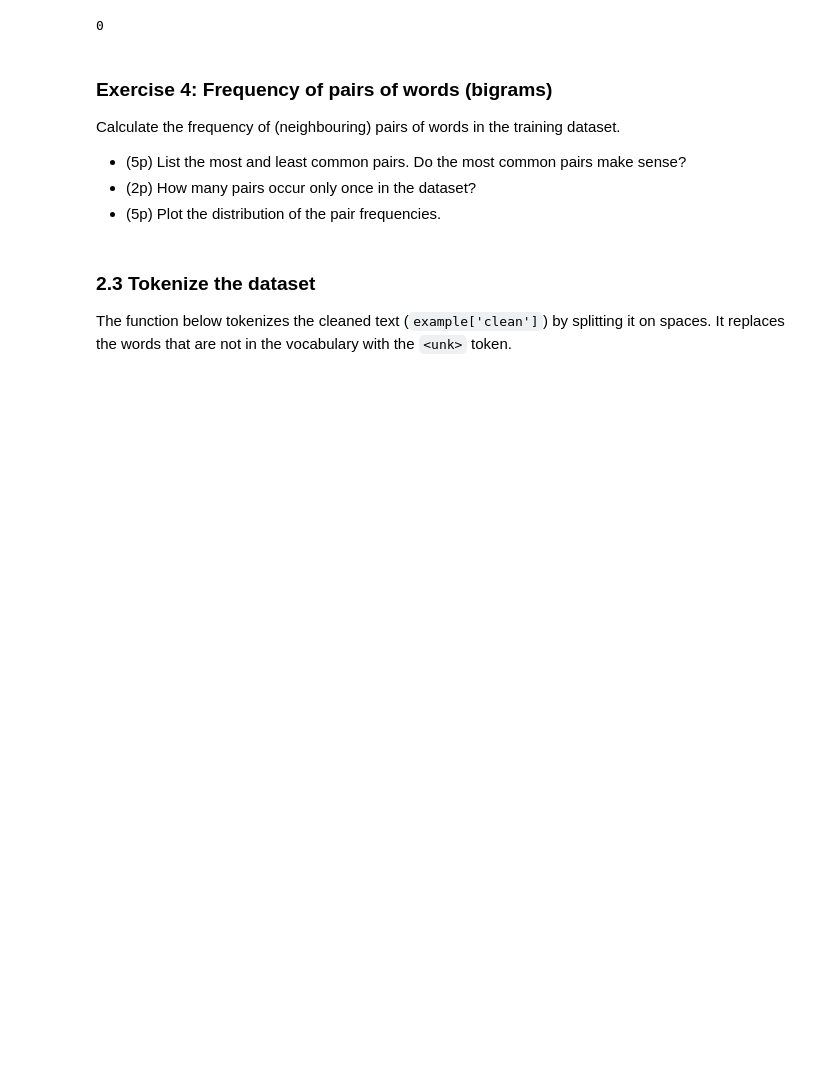
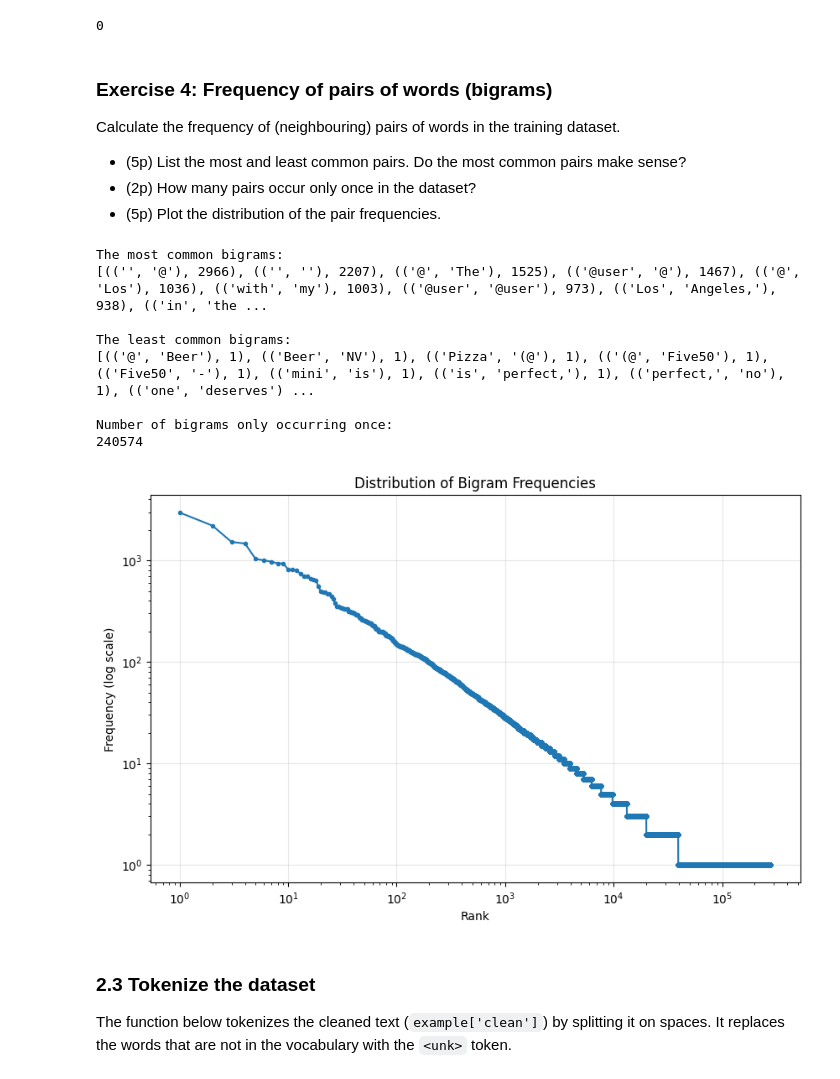
Before and after one commit to Tiimeeeyy/NLP, a Jupyter notebook: lab1_empty.ipynb, the cells around one changed output. Cells and saved outputs as stored; diff of their text form; code cells hidden in the pictures; blank space fills up the shorter version.

````diff
--- a/lab1_empty.ipynb
+++ b/lab1_empty.ipynb
@@ -526,6 +517,47 @@ Calculate the frequency of (neighbouring) pairs of words in the training dataset
 - (5p) List the most and least common pairs. Do the most common pairs make sense?
 - (2p) How many pairs occur only once in the dataset?
 - (5p) Plot the distribution of the pair frequencies.
+# %%
+# First we create a counter object, to store bigram frequencies
+bigram_counter = Counter()
+# We then iterate through the whole training dataset, split the "clean" text on whitespace, then we use the zip iterator tool, to pair each word
+# with the next one, after which, we update the counter object with our bigram.
+for example in tweet_ds['train']:
+    words = example["clean"].split()
+    bigrams = zip(words[:-1], words[1:])
+    bigram_counter.update(bigrams)
+print("The most common bigrams: ")
+print(bigram_counter.most_common(10))
+print("\nThe least common bigrams:")
+# Here we just reverse our access to the bigram list, to get the least occurring bigrams:
+print(bigram_counter.most_common()[-10:])
+
+# To count single occurrences, we just iterate over our counter, and filter by count == 1, and sum:
+single_occurrence_bigrams = sum(1 for _, count in bigram_counter.items() if count == 1)
+# Then we just print the number we just calculated:
+print("\nNumber of bigrams only occurring once:")
+print(single_occurrence_bigrams)
+# Get counts sorted by frequency
+counts = [count for _, count in bigram_counter.most_common()]
+
+# Create log-log plot (similar to what we did with the word frequencies)
+plt.figure(figsize=(10, 6))
+plt.loglog(range(1, len(counts) + 1), counts, marker='.')
+plt.title('Distribution of Bigram Frequencies')
+plt.xlabel('Rank')
+plt.ylabel('Frequency (log scale)')
+plt.grid(True, alpha=0.3)
+plt.show()
+# %% [output]
+The most common bigrams:
+[(('️', '@'), 2966), (('️', '️'), 2207), (('@', 'The'), 1525), (('@user', '@'), 1467), (('@', 'Los'), 1036), (('with', 'my'), 1003), (('@user', '@user'), 973), (('Los', 'Angeles,'), 938), (('in', 'the ...
+
+The least common bigrams:
+[(('@', 'Beer'), 1), (('Beer', 'NV'), 1), (('Pizza', '(@'), 1), (('(@', 'Five50'), 1), (('Five50', '-'), 1), (('mini', 'is'), 1), (('is', 'perfect,'), 1), (('perfect,', 'no'), 1), (('one', 'deserves') ...
+
+Number of bigrams only occurring once:
+240574
+[figure, added]
 # %% [markdown]
 ### 2.3 Tokenize the dataset
 The function below tokenizes the cleaned text (```example['clean']```) by splitting it on spaces. It replaces the words that are not in the vocabulary with the `<unk>` token.
````
Also changed, not shown: parts of 8 cells of this notebook.
